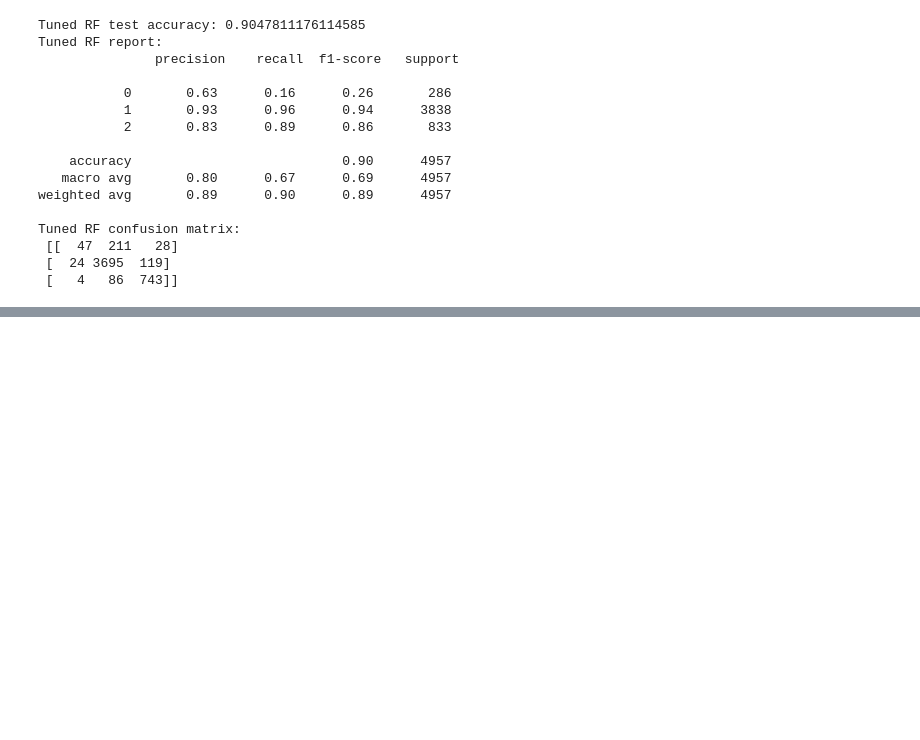
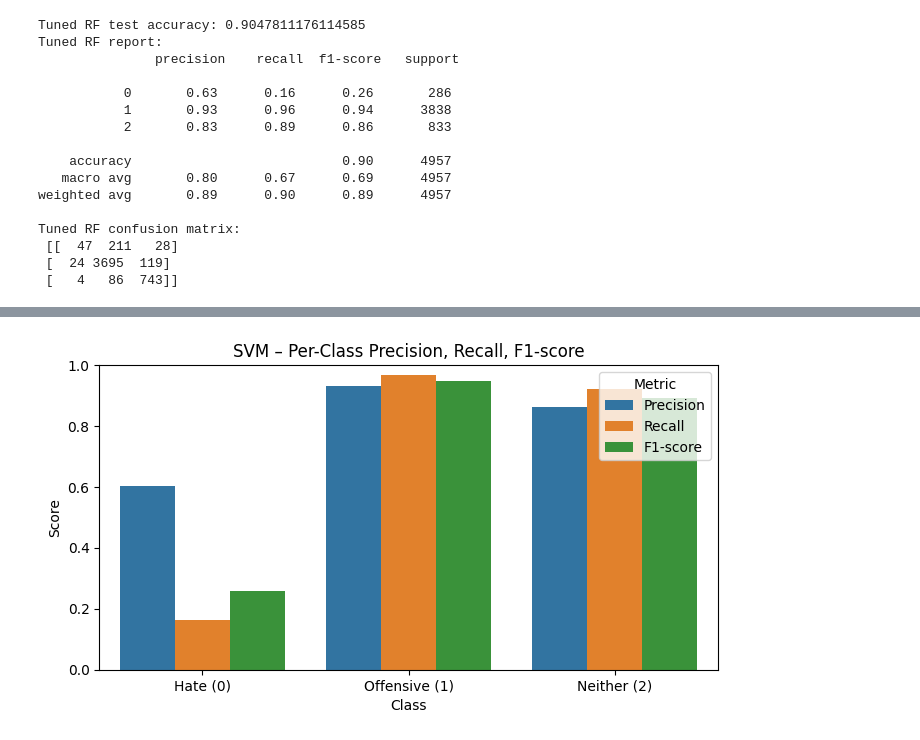
Before and after one commit to ShresthaAvash/HateSpeech-Classifier, a Jupyter notebook: AMLCoursework.ipynb, the cells around one changed output, grey strips where cells are left out. Saved outputs shown, nothing was run; the diff lists cells and outputs as text; code cells hidden in the pictures; blank space fills up the shorter version.

```diff
--- a/AMLCoursework.ipynb
+++ b/AMLCoursework.ipynb
@@ -430,0 +446,43 @@ RF prediction: 1 -> Offensive Language
+# %%
+import pandas as pd
+import matplotlib.pyplot as plt
+import seaborn as sns
+from sklearn.metrics import classification_report
+
+# Get SVM classification report as dict
+svm_rep = classification_report(y_test, y_pred_svm, output_dict=True)
+
+# Build per-class DataFrame
+svm_df = pd.DataFrame({
+    'Class': ['Hate (0)', 'Offensive (1)', 'Neither (2)'],
+    'Precision': [
+        svm_rep['0']['precision'],
+        svm_rep['1']['precision'],
+        svm_rep['2']['precision']
+    ],
+    'Recall': [
+        svm_rep['0']['recall'],
+        svm_rep['1']['recall'],
+        svm_rep['2']['recall']
+    ],
+    'F1-score': [
+        svm_rep['0']['f1-score'],
+        svm_rep['1']['f1-score'],
+        svm_rep['2']['f1-score']
+    ]
+})
+
+# Melt to long format for seaborn
+svm_df_melt = svm_df.melt(id_vars='Class', var_name='Metric', value_name='Score')
+
+plt.figure(figsize=(7, 4))
+sns.barplot(data=svm_df_melt, x='Class', y='Score', hue='Metric')
+plt.ylim(0, 1)
+plt.title('SVM – Per-Class Precision, Recall, F1-score')
+plt.ylabel('Score')
+plt.xlabel('Class')
+plt.legend(title='Metric', loc='upper right')
+plt.tight_layout()
+plt.show()
+# %% [output]
+[figure, added]
```
Also changed, not shown: parts of 21 cells of this notebook.
